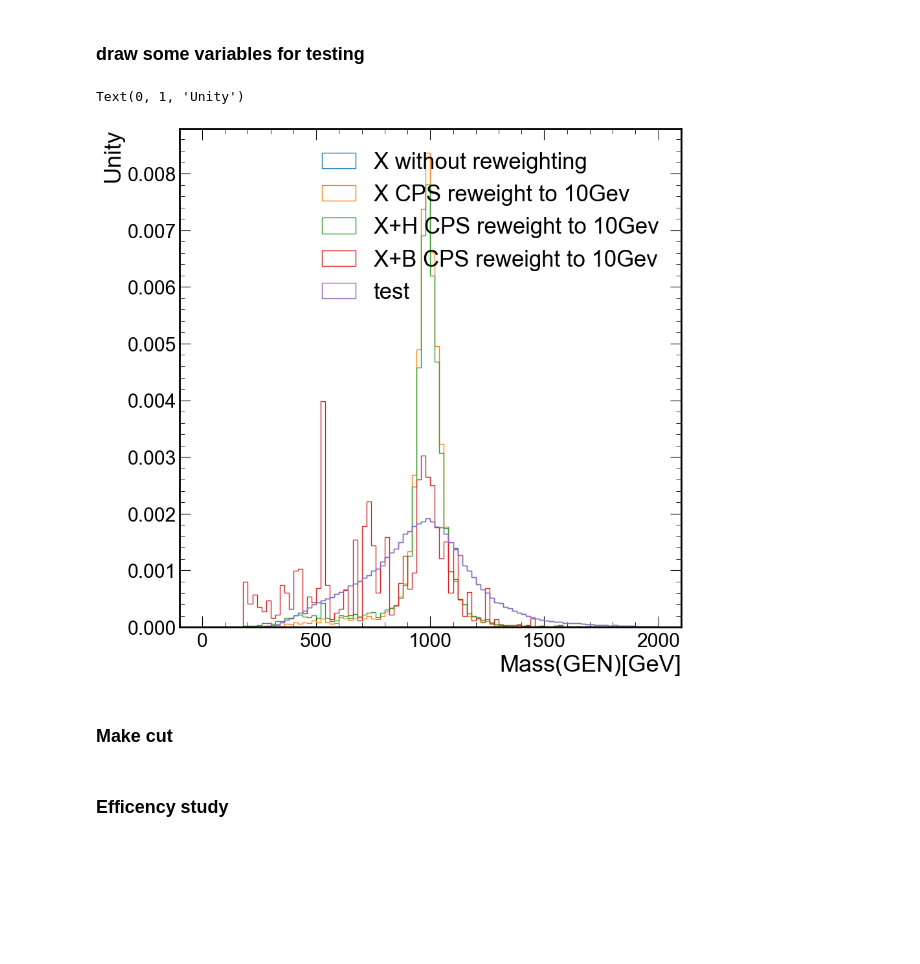
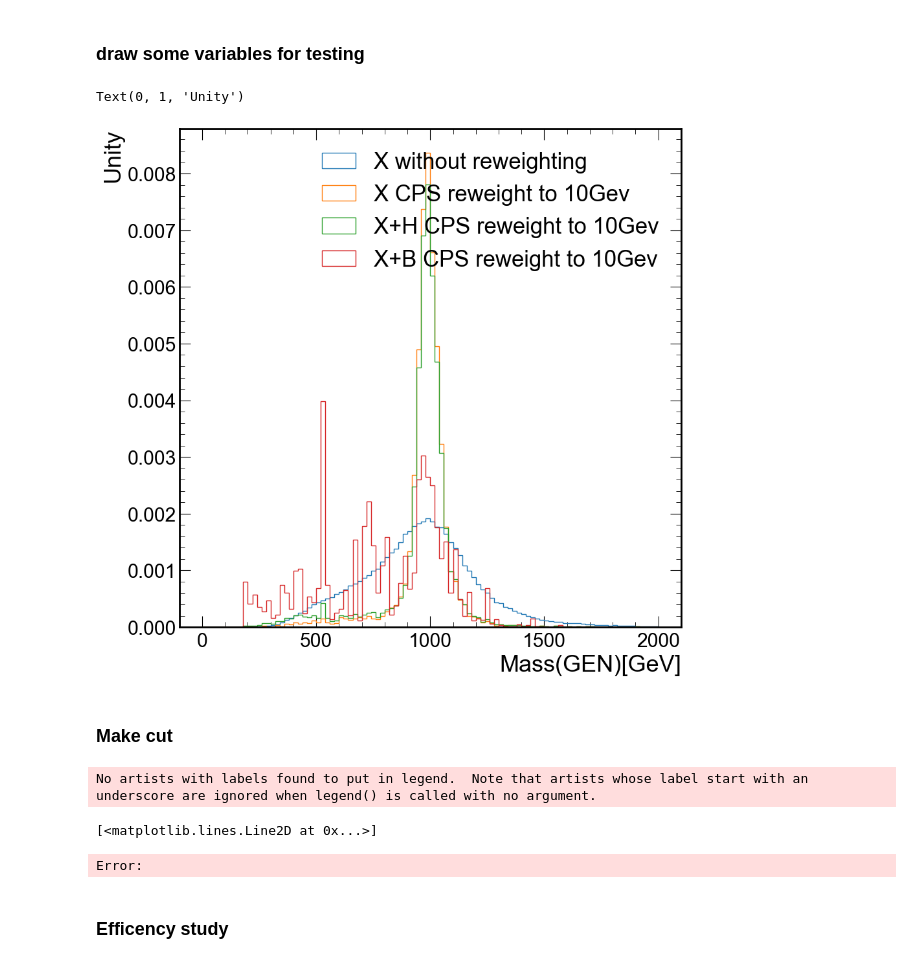
Before and after one commit to jialin-guo1/HZZAnalysis, a Jupyter notebook: papercomments/higgs_convener_comments.ipynb, the cells around one changed output. Cells and saved outputs as stored; diff of their text form; code cells hidden in the pictures; blank space fills up the shorter version.

```diff
--- a/papercomments/higgs_convener_comments.ipynb
+++ b/papercomments/higgs_convener_comments.ipynb
@@ -81,20 +84,31 @@ year = '2018'
 #samples = ['DY_pt50To100','DY_pt100To250','DY_pt250To400','DY_pt400To650','DY_pt650ToInf','TTTo2L2Nu','WWTo2L2Nu','WZTo2Q2L','ZZTo2Q2L','WWTo1L1Nu2Q','tZq','ZZTo2L2Nu','WZTo1L1Nu2Q','ggh1000','ggh500','sig','ggh2000']
 #samples = ['DY_pt50To100','DY_pt100To250','DY_pt250To400','DY_pt400To650','DY_pt650ToInf','TTTo2L2Nu','WWTo2L2Nu','WZTo2Q2L','ZZTo2Q2L','tZq','ggh1000','sig']
 #samples = ['TTTo2L2Nu','tZq']
-samples = ['ggh125','ggh400','ggh450','ggh500','ggh550','ggh600','ggh700','ggh750','ggh800','ggh900','ggh1000','ggh2000','ggh2500','ggh3000',]
-#samples = ['DY_pt50To100','DY_pt100To250','DY_pt250To400','DY_pt400To650','DY_pt650ToInf','ggh1000','ggh200','ggh300','ggh500']
-#samples = ['TTTo2L2Nu','tZq','WWTo1L1Nu2Q','WZTo1L1Nu2Q','ggh1000','vbf1000','ZZTo2Q2L','WZTo2Q2L']
+#samples = ['ggh125','ggh400','ggh450','ggh500','ggh550','ggh600','ggh700','ggh750','ggh800','ggh900','ggh1000','ggh2000','ggh2500','ggh3000',]
+#samples = ['DY_pt50To100','DY_pt100To250','DY_pt250To400','DY_pt400To650','DY_pt650ToInf']
+#samples = ['WWTo2L2Nu','ZZTo2Q2L','WZTo2Q2L']
+samples = ['ggh']
 arr = {}
 sumweight = {}
 n_events = {}
 for sample in samples:
     #arr[sample] = uproot.lazy([f"{setting().fileset[year][sample][0]}:passedEvents"],filter_name = ['jet*','found*','KD*','Met','mass*','isMuMu','isEE'])
-    arr[sample] = uproot.lazy([f"{setting().fileset[year][sample][0]}:passedEvents"],filter_name = ['GEN*','p_*'])
+    #arr[sample] = uproot.lazy([f"{setting().fileset[year][sample][0]}:passedEvents"])
+    arr[sample] = uproot.lazy([f"/cms/user/guojl/Sample/2L2Q/UL_Legacy/2018/MC/ggh/skimed/GluGluHToZZTo2L2Q_M1000_TuneCP5_13TeV_powheg2_JHUGenV7011_pythia8__v16_L1v1-v1_0.root:passedEvents"])
+    #arr[sample] = uproot.lazy([f"/cms/user/guojl/Sample/2L2Q/UL_Legacy/2018/MC/ggh/GluGluHToZZTo2L2Q_M1000_TuneCP5_13TeV_powheg2_JHUGenV7011_pythia8__v16_L1v1-v1_0.root:Ana/passedEvents"])
+    #arr[sample] = uproot.lazy([f"/cms/user/guojl/Sample/2L2Q/UL_Legacy/2018/MC/ggh/skimed/ggh.root:passedEvents"])
 
-    f = uproot.open(setting().fileset[year][sample][0])['sumWeights']
-    sumweight[sample] = (f.to_boost()).sum()
+    #f = uproot.open(f"/cms/user/guojl/Sample/2L2Q/UL_Legacy/2018/MC/ggh/skimed/GluGluHToZZTo2L2Q_M1000_TuneCP5_13TeV_powheg2_JHUGenV7011_pythia8__v16_L1v1-v1_0.root")['sumWeights']
+    #f = uproot.open(f"/cms/user/guojl/Sample/2L2Q/UL_Legacy/2018/MC/ggh/skimed/ggh.root")['sumWeights']
+    #sumweight[sample] = (f.to_boost()).sum()
 
-    f = uproot.open(setting().fileset[year][sample][0])['nEvents']
-    n_events[sample] = (f.to_boost()).sum()
+    #f = uproot.open(setting().fileset[year][sample][0])['sumWeights']
+    #sumweight[sample] = (f.to_boost()).sum()
+
+    #f = uproot.open(setting().fileset[year][sample][0])['nEvents']
+    #n_events[sample] = (f.to_boost()).sum()
 
     f.close()
+
+#filelists = [f"{setting().fileset[year][sample][0]}:passedEvents" for sample in samples]
+#arr['zv'] = uproot.lazy(filelists)
@@ -134,31 +260,31 @@ KeyError: 'ggh4l400'
 # %%
 # plot arr[CPStoBW_GaH10_PropRewgt]
 sample = 'ggh1000'
 ifdensity = True
 #temp_array = ak.concatenate([arr['ggh1000'],arr['ggh400']])
 temp_array = arr['ggh1000']
 min_x_bin = 0; max_x_bin = 2000; n_x_bin = 100
 #plt.hist(arr['ggh2000'].GEN_H1_mass, bins=100, range=(0,3000), histtype='step', label='ggh2000',weights=arr['ggh2000'].p_Gen_CPStoBW_GaH200_PropRewgt*arr['ggh2000'].p_Gen_GG_SIG_HM_kappa2TopBot_1_gh2z1_1_MCFM)
 plt.hist(temp_array.GEN_H1_mass, bins=n_x_bin, range=(min_x_bin,max_x_bin), histtype='step', label='X without reweighting',   density=ifdensity)
 plt.hist(temp_array.GEN_H1_mass, bins=n_x_bin, range=(min_x_bin,max_x_bin), histtype='step', label='X CPS reweight to 10Gev',   density=ifdensity,weights=  temp_array.p_Gen_CPStoBW_GaH10_PropRewgt)
 plt.hist(temp_array.GEN_H1_mass, bins=n_x_bin, range=(min_x_bin,max_x_bin), histtype='step', label='X+H CPS reweight to 10Gev',   density=ifdensity,weights=  temp_array.p_Gen_CPStoBW_GaH10_PropRewgt*temp_array.p_Gen_GG_SIG_H125_kappaTopBot_1_ghz1_1_HM_kappa2TopBot_1_gh2z1_1_MCFM/temp_array.p_Gen_GG_SIG_HM_kappa2TopBot_1_gh2z1_1_MCFM)
 plt.hist(temp_array.GEN_H1_mass, bins=n_x_bin, range=(min_x_bin,max_x_bin), histtype='step', label='X+B CPS reweight to 10Gev',   density=ifdensity,weights=  temp_array.p_Gen_CPStoBW_GaH10_PropRewgt*temp_array.p_Gen_GG_BSI_HM_kappa2TopBot_1_gh2z1_1_MCFM/temp_array.p_Gen_GG_SIG_HM_kappa2TopBot_1_gh2z1_1_MCFM)
-plt.hist(temp_array.GEN_H1_mass, bins=n_x_bin, range=(min_x_bin,max_x_bin), histtype='step', label='test',   density=ifdensity,weights=  temp_array.p_Gen_GG_SIG_HM_kappa2TopBot_1_gh2z1_1_MCFM)
+#plt.hist(temp_array.GEN_H1_mass, bins=n_x_bin, range=(min_x_bin,max_x_bin), histtype='step', label='test',   density=ifdensity,weights=  temp_array.p_Gen_GG_SIG_H125_kappaTopBot_1_ghz1_1_HM_kappa2TopBot_1_gh2z1_1_MCFM*temp_array.p_Gen_CPStoBW_GaH10_PropRewgt)
 #plt.hist(temp_array.GEN_H1_mass, bins=n_x_bin, range=(min_x_bin,max_x_bin), histtype='step', label='X to H ',   density=ifdensity,weights=  temp_array.p_Gen_GG_SIG_H125_kappaTopBot_1_ghz1_1_HM_kappa2TopBot_1_gh2z1_1_MCFM/temp_array.p_Gen_GG_SIG_HM_kappa2TopBot_1_gh2z1_1_MCFM)
 #plt.hist(temp_array.GEN_H1_mass, bins=n_x_bin, range=(min_x_bin,max_x_bin), histtype='step', label='X+H+B', density=ifdensity,weights=temp_array.p_Gen_CPStoBW_GaH10_PropRewgt*temp_array.p_Gen_GG_SIG_H125_kappaTopBot_1_ghz1_1_MCFM)
 #plt.hist(temp_array.GEN_H1_mass, bins=n_x_bin, range=(min_x_bin,max_x_bin), histtype='step', label='X+B',   density=ifdensity,weights=  temp_array.p_Gen_CPStoBW_GaH10_PropRewgt*temp_array.p_Gen_GG_BSI_HM_kappa2TopBot_1_gh2z1_1_MCFM)
 #plt.hist(temp_array.GEN_H1_mass, bins=n_x_bin, range=(min_x_bin,max_x_bin), histtype='step', label='X+B',   density=ifdensity,weights=  temp_array.p_Gen_CPStoBW_GaH10_PropRewgt*temp_array.p_Gen_GG_BKG_MCFM)
 #plt.hist(temp_array.GEN_H1_mass, bins=n_x_bin, range=(min_x_bin,max_x_bin), histtype='step', label='X',     density=ifdensity,weights=    temp_array.p_Gen_CPStoBW_GaH10_PropRewgt)
 #plt.hist(temp_array.GEN_H1_mass, bins=n_x_bin, range=(min_x_bin,max_x_bin), histtype='step', label='X prue',density=ifdensity)
 plt.legend(loc='upper right',fontsize=25,fancybox=True,shadow=True)
 plt.xlabel('Mass(GEN)[GeV]')
 plt.ylabel('Unity')
 #add text to note mass X = 2000 GeV in the middle of the plot
 #plt.text(2500, 0.007, 'mX = 2000 GeV', fontsize=20)
 #plt.text(2500, 0.0064, r'$\Gamma(X)  = 100 GeV$', fontsize=20)
 # %% [output]
 Text(0, 1, 'Unity')
-[figure, old version]
+[figure, new version]
 # %%
 plt.close()
 # %%
@@ -194,5 +324,36 @@ selection  = config['cut'][cat]['net']['SR'][cutcat][tag]
 for sample in samples:
     arr_cut[sample] = make_cut(selection,arr[sample])
+# %%
+#make a 2D histo to store the jet_1_eta vs jet_1_phi
+hist2d = hist.Hist(
+            hist.axis.Regular(30, -3, 0),
+            hist.axis.Regular(20, -2, 0),
+        )
+#fill the hist2d with arr_cut
+hist2d.fill(arr_cut[sample].jet_1_eta, arr_cut[sample].jet_1_phi)
+
+#plot the 2D histo
+fig, ax = plt.subplots()
+hist2d.plot2d(ax=ax)
+#set the x-axis label
+plt.xlabel('jet_1_eta')
+#set the y-axis label
+plt.ylabel('jet_1_phi')
+#set the legend
+plt.legend(loc='upper right',fontsize=10,fancybox=True,shadow=True)
+
+#plot a red line box to show the cut region in the 2D histo
+#cut region: -3<jet_1_eta<-1.3, -1.57<jet_1_phi<-0.87
+plt.plot([-3,-1.3,-1.3,-3,-3],[-1.57,-1.57,-0.87,-0.87,-1.57],color='red')
+
+#plot 2D histo jet_1_eta vs jet_1_phi
+
+#plt.hist(arr_cut['Data'].jet_1_eta, bins=100, range=(-3,-1.3), histtype='step', label='Data',density=True)
+#plt.hist(arr_cut['Data'].jet_1_phi, bins=100, range=(-1.57,-0.87), histtype='step', label='Data',density=True)
+# %% [output]
+No artists with labels found to put in legend.  Note that artists whose label start with an underscore are ignored when legend() is called with no argument.
+[<matplotlib.lines.Line2D at 0x...>]
+Error:
 # %% [markdown]
 ### Efficency study
 # %%
```
Also changed, not shown: parts of 38 cells of this notebook, 49 other files.
